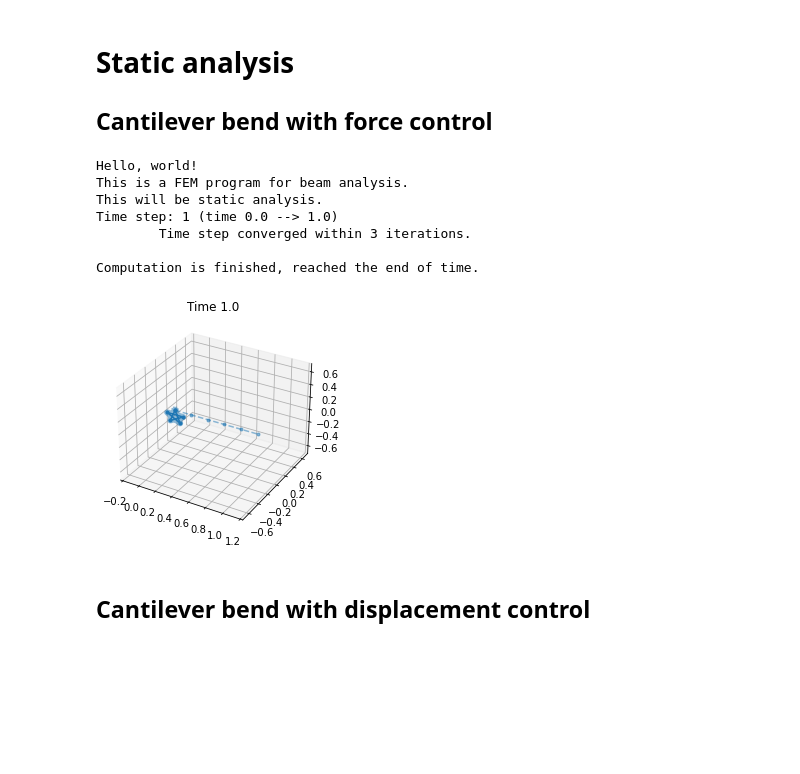
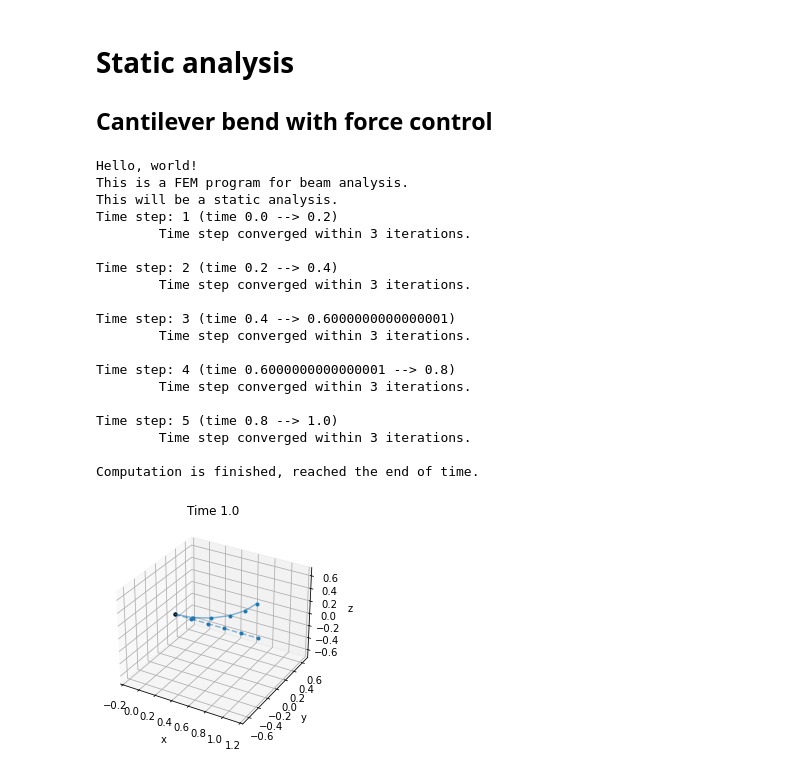
Before and after one commit to jantomec/beam, a Jupyter notebook: notebooks/examples.ipynb, the cells around one changed output. Saved outputs shown, nothing was run; the diff lists cells and outputs as text; code cells hidden in the pictures; blank space fills up the shorter version.

```diff
--- a/notebooks/examples.ipynb
+++ b/notebooks/examples.ipynb
@@ -11,18 +8,59 @@ from beam_tests import test_dynamic_frame
 # %% [markdown]
 # Static analysis
 ## Cantilever bend with force control
+# %%
+mat = {
+    'Area':1.0,
+    'Elastic modulus':1.0,
+    'Shear modulus':1.0,
+    'Inertia primary':1.0,
+    'Inertia secondary':2.0,
+    'Inertia torsion':1.0,
+    'Shear coefficient primary':1.0,
+    'Shear coefficient secondary':1.0,
+    'Density':1.0,
+    'Contact radius':1.0
+}
+
+(coordinates, elements) = mesh.line_mesh(A=(0,0,0), B=(1,0,0), n_elements=5, order=1, material=mat, reference_vector=(0,0,1))
+cantilever = System(coordinates, elements)
+cantilever.time_step = 0.2
+cantilever.final_time = 1.0
+cantilever.solver_type = 'static'
+cantilever.contact_detection=False
+
+def user_force_load(self):
+    n_nodes = self.get_number_of_nodes()
+    Q = np.zeros((6, n_nodes))
+    Q[5,-1] = self.current_time*np.pi
+    return Q
+
+cantilever.degrees_of_freedom[-1][:6,0] = False  # [current time][dof 0 through 5, node 0]
+
+cantilever.force_load = functools.partial(user_force_load, cantilever)
 # %%
-cantilever = test_static_cantilever.case()
+cantilever.printing = True
+cantilever.print_residual = False
 cantilever.solve()
 postprocessing.line_plot(cantilever, xlim=(-0.2,1.2), ylim=(-0.7,0.7), zlim=(-0.7,0.7), time_step=-1)
 # %% [output]
 Hello, world!
 This is a FEM program for beam analysis.
-This will be static analysis.
-Time step: 1 (time 0.0 --> 1.0)
+This will be a static analysis.
+Time step: 1 (time 0.0 --> 0.2)
+        Time step converged within 3 iterations.
+
+Time step: 2 (time 0.2 --> 0.4)
+        Time step converged within 3 iterations.
+
+Time step: 3 (time 0.4 --> 0.6000000000000001)
+        Time step converged within 3 iterations.
+
+Time step: 4 (time 0.6000000000000001 --> 0.8)
+        Time step converged within 3 iterations.
+
+Time step: 5 (time 0.8 --> 1.0)
         Time step converged within 3 iterations.
 
 Computation is finished, reached the end of time.
-[figure, old version]
+[figure, new version]
-# %% [markdown]
-## Cantilever bend with displacement control
```
Also changed, not shown: parts of 6 cells of this notebook, 3 other files.
